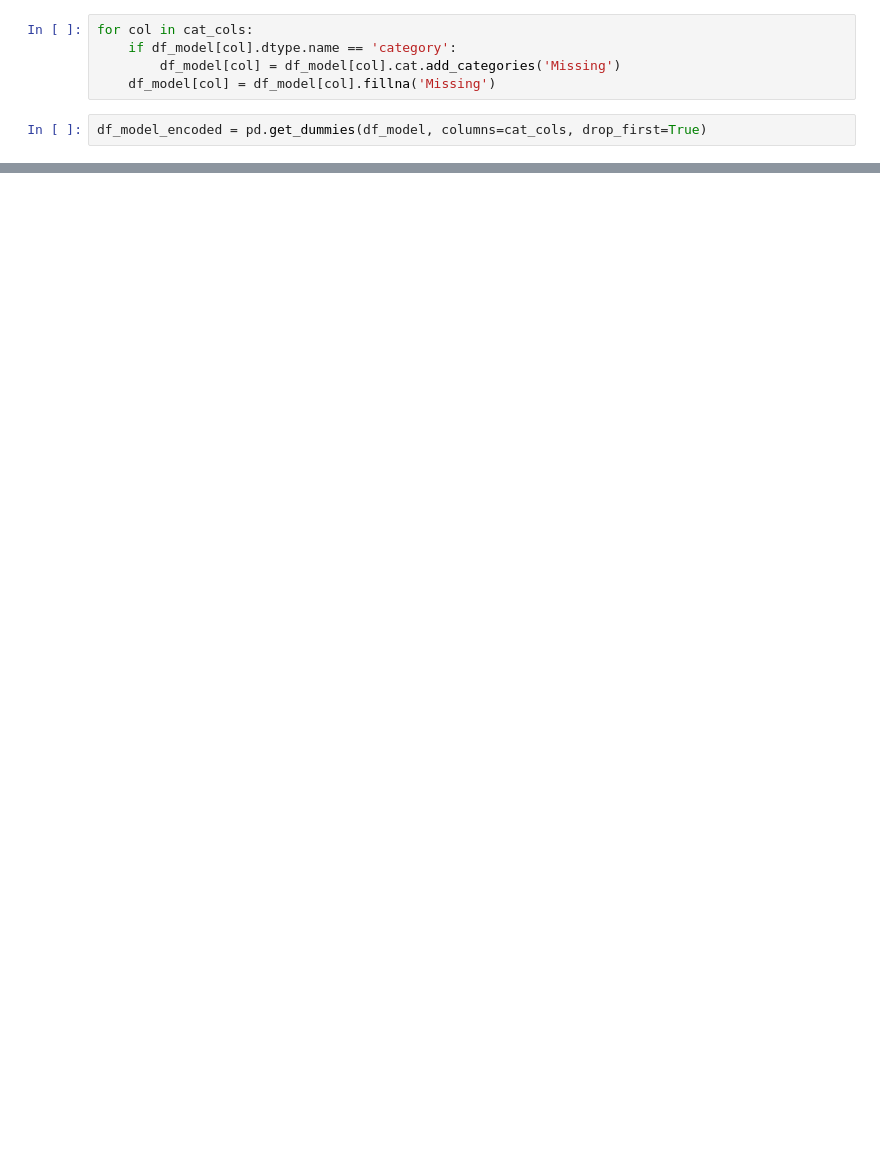
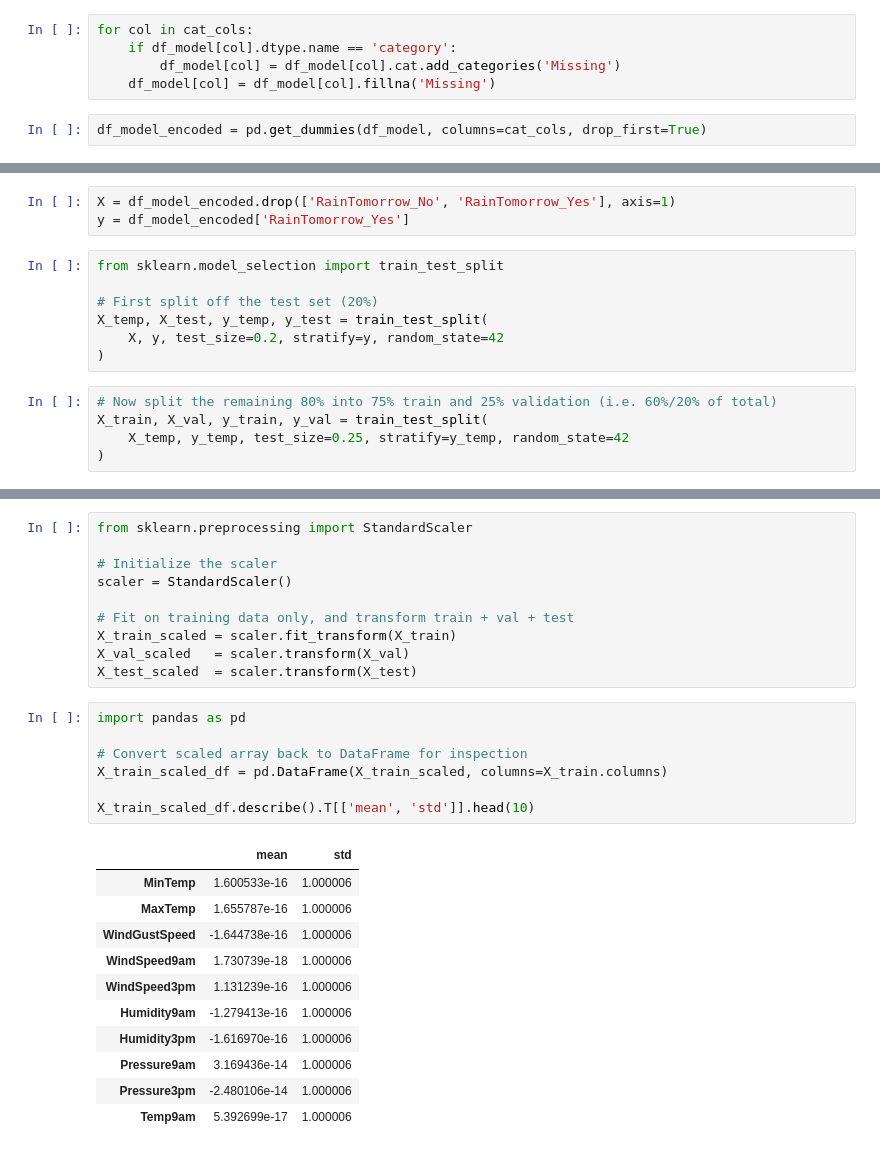
Before and after one commit to gorky93/classification_rainfallprediction, a Jupyter notebook: rainfall_prediction_using_logistic_regression.ipynb, the cells around one changed output, grey strips where cells are left out. Cells and saved outputs as stored; diff of their text form; blank space fills up the shorter version.

```diff
--- a/rainfall_prediction_using_logistic_regression.ipynb
+++ b/rainfall_prediction_using_logistic_regression.ipynb
@@ -512,0 +539,15 @@ Index(['MinTemp', 'MaxTemp', 'WindGustSpeed', 'WindSpeed9am', 'WindSpeed3pm',
+# %%
+X = df_model_encoded.drop(['RainTomorrow_No', 'RainTomorrow_Yes'], axis=1)
+y = df_model_encoded['RainTomorrow_Yes']
+# %%
+from sklearn.model_selection import train_test_split
+
+# First split off the test set (20%)
+X_temp, X_test, y_temp, y_test = train_test_split(
+    X, y, test_size=0.2, stratify=y, random_state=42
+)
+# %%
+# Now split the remaining 80% into 75% train and 25% validation (i.e. 60%/20% of total)
+X_train, X_val, y_train, y_val = train_test_split(
+    X_temp, y_temp, test_size=0.25, stratify=y_temp, random_state=42
+)
@@ -512,0 +571,29 @@ Index(['MinTemp', 'MaxTemp', 'WindGustSpeed', 'WindSpeed9am', 'WindSpeed3pm',
+# %%
+from sklearn.preprocessing import StandardScaler
+
+# Initialize the scaler
+scaler = StandardScaler()
+
+# Fit on training data only, and transform train + val + test
+X_train_scaled = scaler.fit_transform(X_train)
+X_val_scaled   = scaler.transform(X_val)
+X_test_scaled  = scaler.transform(X_test)
+# %%
+import pandas as pd
+
+# Convert scaled array back to DataFrame for inspection
+X_train_scaled_df = pd.DataFrame(X_train_scaled, columns=X_train.columns)
+
+X_train_scaled_df.describe().T[['mean', 'std']].head(10)
+# %% [output]
+|  | mean | std |
+| MinTemp | 1.600533e-16 | 1.000006 |
+| MaxTemp | 1.655787e-16 | 1.000006 |
+| WindGustSpeed | -1.644738e-16 | 1.000006 |
+| WindSpeed9am | 1.730739e-18 | 1.000006 |
+| WindSpeed3pm | 1.131239e-16 | 1.000006 |
+| Humidity9am | -1.279413e-16 | 1.000006 |
+| Humidity3pm | -1.616970e-16 | 1.000006 |
+| Pressure9am | 3.169436e-14 | 1.000006 |
+| Pressure3pm | -2.480106e-14 | 1.000006 |
+| Temp9am | 5.392699e-17 | 1.000006 |
```
Also changed, not shown: parts of 12 cells of this notebook.
